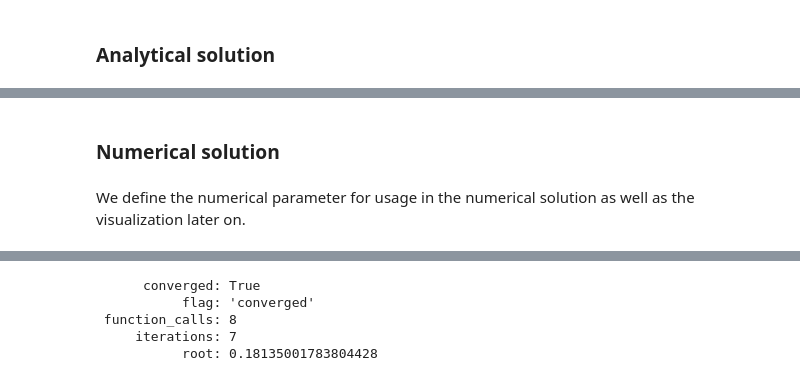
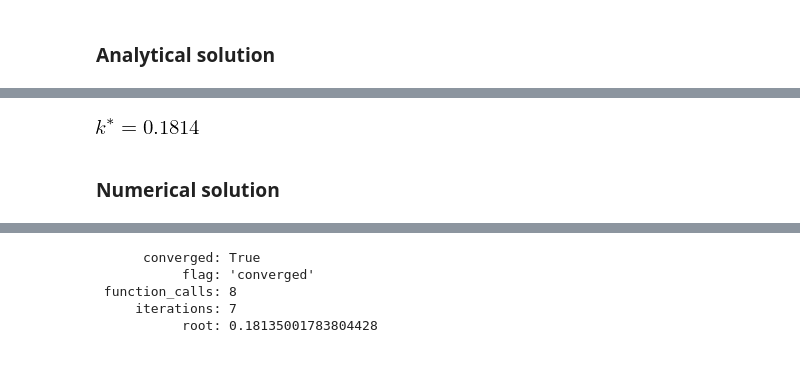
Before and after one commit to NumEconCopenhagen/projects-2019-nx31, a Jupyter notebook: modelproject/NX31_Model_Project.ipynb, the cells around one changed output, grey strips where cells are left out. Saved outputs shown, nothing was run; the diff lists cells and outputs as text; code cells hidden in the pictures.

```diff
--- a/modelproject/NX31_Model_Project.ipynb
+++ b/modelproject/NX31_Model_Project.ipynb
@@ -220,4 +229,6 @@ ss_func(1/3,0.02,0.04,1)
+# %%
+display(sm.Eq(k,0.1814))
+# %% [output]
+[figure, added]
 # %% [markdown]
 ### Numerical solution
-# %% [markdown]
-We define the numerical parameter for usage in the numerical solution as well as the visualization later on.
```
Also changed, not shown: parts of 21 cells of this notebook, 1 other file.
